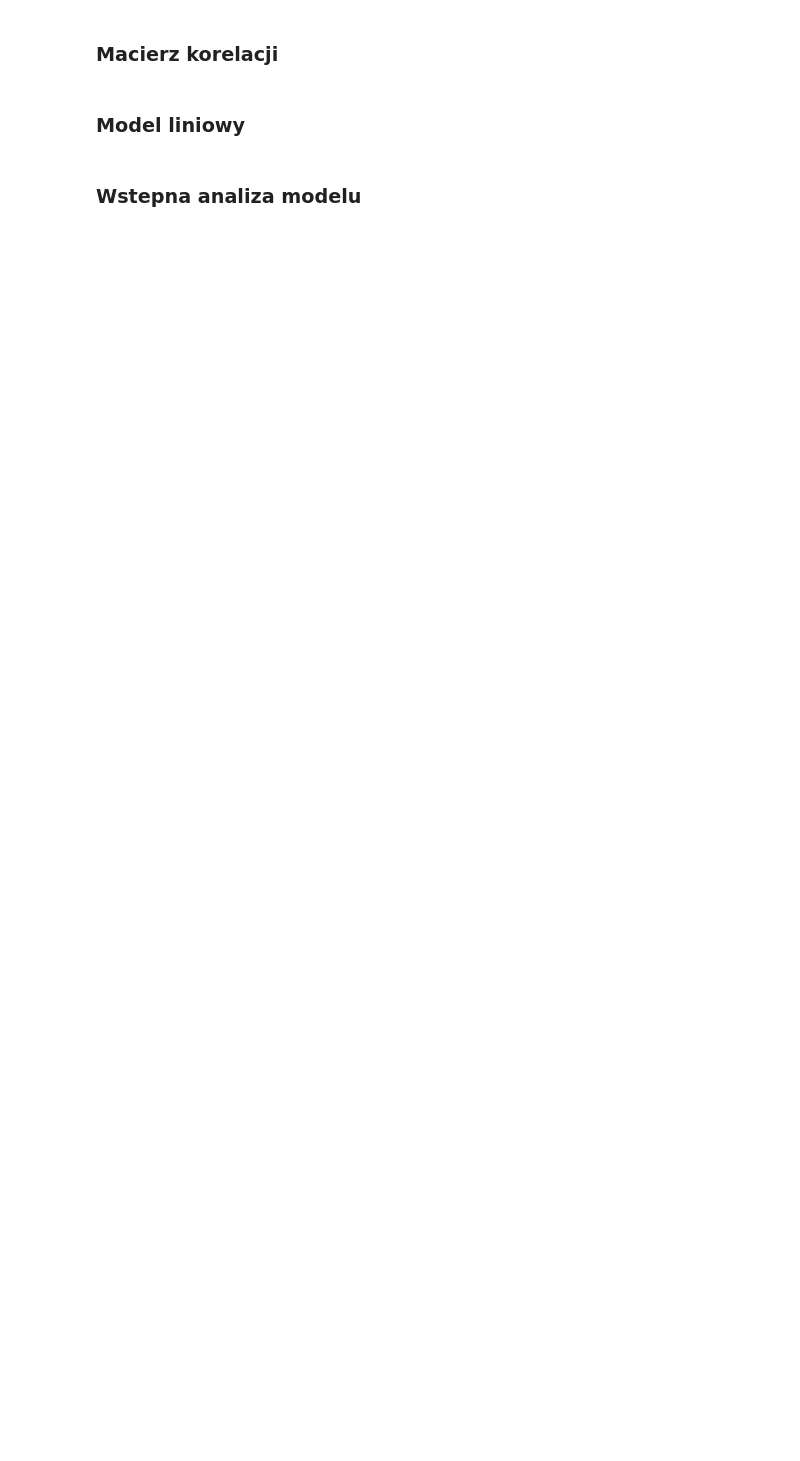
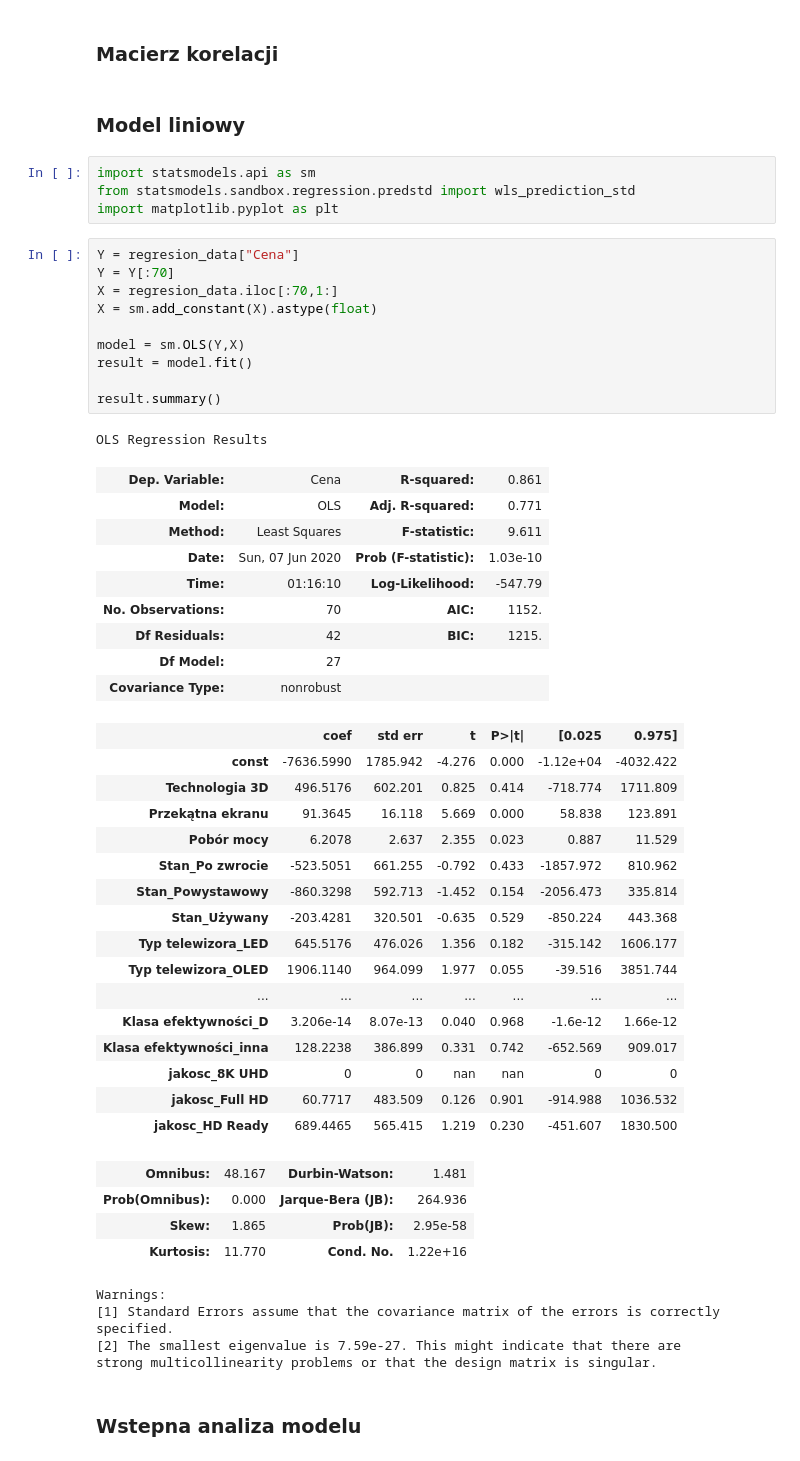
Before and after one commit to skuam/GUSAPI_to_csv, a Jupyter notebook: ProjektEkonometria.ipynb, the cells around one changed output. Cells and saved outputs as stored; diff of their text form; blank space fills up the shorter version.

```diff
--- a/ProjektEkonometria.ipynb
+++ b/ProjektEkonometria.ipynb
@@ -135,5 +218,54 @@ Nie ma takiego parametru, parametr Waga produktu
 <h3>Macierz korelacji
 # %% [markdown]
 <h3>Model liniowy
+# %%
+import statsmodels.api as sm
+from statsmodels.sandbox.regression.predstd import wls_prediction_std
+import matplotlib.pyplot as plt
+# %%
+Y = regresion_data["Cena"]
+Y = Y[:70]
+X = regresion_data.iloc[:70,1:]
+X = sm.add_constant(X).astype(float)
+
+model = sm.OLS(Y,X)
+result = model.fit()
+
+result.summary()
+# %% [output]
+OLS Regression Results
+| Dep. Variable: | Cena | R-squared: | 0.861 |
+| Model: | OLS | Adj. R-squared: | 0.771 |
+| Method: | Least Squares | F-statistic: | 9.611 |
+| Date: | Sun, 07 Jun 2020 | Prob (F-statistic): | 1.03e-10 |
+| Time: | 01:16:10 | Log-Likelihood: | -547.79 |
+| No. Observations: | 70 | AIC: | 1152. |
+| Df Residuals: | 42 | BIC: | 1215. |
+| Df Model: | 27 |  |  |
+| Covariance Type: | nonrobust |  |  |
+|  | coef | std err | t | P>|t| | [0.025 | 0.975] |
+| const | -7636.5990 | 1785.942 | -4.276 | 0.000 | -1.12e+04 | -4032.422 |
+| Technologia 3D | 496.5176 | 602.201 | 0.825 | 0.414 | -718.774 | 1711.809 |
+| Przekątna ekranu | 91.3645 | 16.118 | 5.669 | 0.000 | 58.838 | 123.891 |
+| Pobór mocy | 6.2078 | 2.637 | 2.355 | 0.023 | 0.887 | 11.529 |
+| Stan_Po zwrocie | -523.5051 | 661.255 | -0.792 | 0.433 | -1857.972 | 810.962 |
+| Stan_Powystawowy | -860.3298 | 592.713 | -1.452 | 0.154 | -2056.473 | 335.814 |
+| Stan_Używany | -203.4281 | 320.501 | -0.635 | 0.529 | -850.224 | 443.368 |
+| Typ telewizora_LED | 645.5176 | 476.026 | 1.356 | 0.182 | -315.142 | 1606.177 |
+| Typ telewizora_OLED | 1906.1140 | 964.099 | 1.977 | 0.055 | -39.516 | 3851.744 |
+| ... | ... | ... | ... | ... | ... | ... |
+| Klasa efektywności_D | 3.206e-14 | 8.07e-13 | 0.040 | 0.968 | -1.6e-12 | 1.66e-12 |
+| Klasa efektywności_inna | 128.2238 | 386.899 | 0.331 | 0.742 | -652.569 | 909.017 |
+| jakosc_8K UHD | 0 | 0 | nan | nan | 0 | 0 |
+| jakosc_Full HD | 60.7717 | 483.509 | 0.126 | 0.901 | -914.988 | 1036.532 |
+| jakosc_HD Ready | 689.4465 | 565.415 | 1.219 | 0.230 | -451.607 | 1830.500 |
+| Omnibus: | 48.167 | Durbin-Watson: | 1.481 |
+| Prob(Omnibus): | 0.000 | Jarque-Bera (JB): | 264.936 |
+| Skew: | 1.865 | Prob(JB): | 2.95e-58 |
+| Kurtosis: | 11.770 | Cond. No. | 1.22e+16 |
+Warnings:
+[1] Standard Errors assume that the covariance matrix of the errors is correctly specified.
+[2] The smallest eigenvalue is 7.59e-27. This might indicate that there are
+strong multicollinearity problems or that the design matrix is singular.
 # %% [markdown]
 <h3> Wstepna analiza modelu
```
Also changed, not shown: parts of 7 cells of this notebook.
